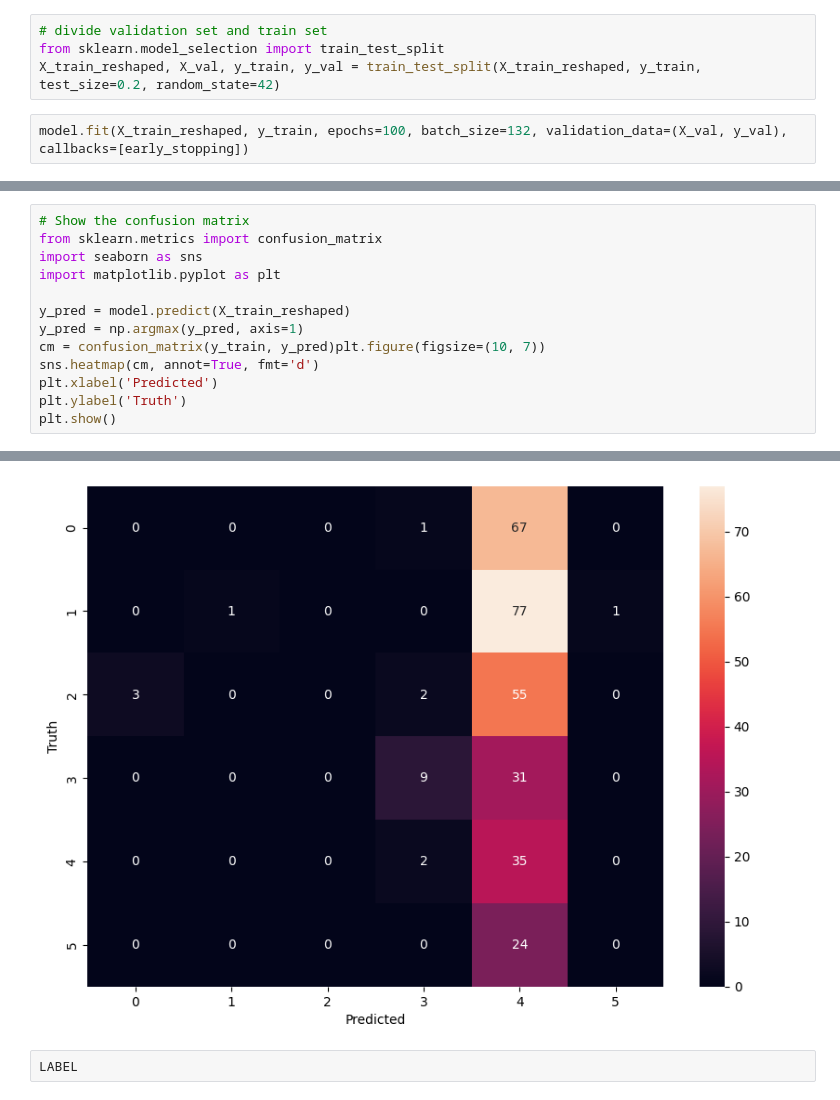
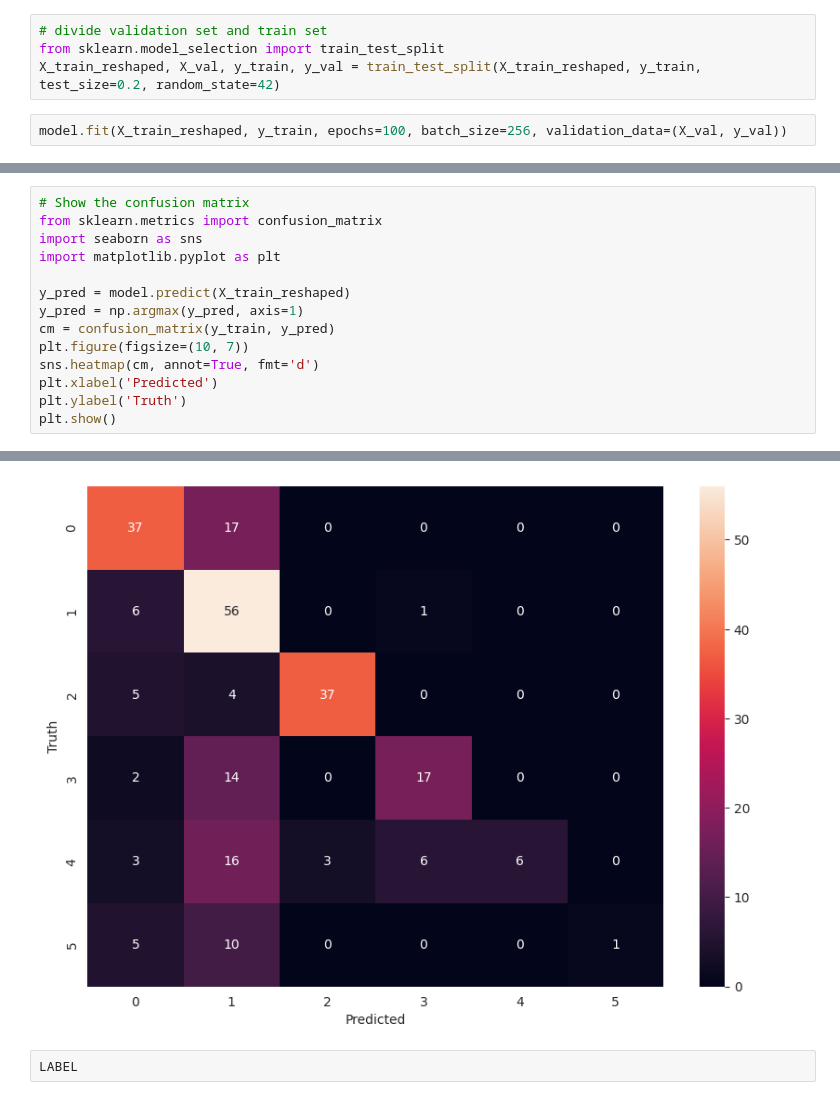
Before and after one commit to thienphuprogrammer/Human_Activity_Recognition, a Jupyter notebook: model.ipynb, the cells around one changed output, grey strips where cells are left out. Saved outputs shown, nothing was run; the diff lists cells and outputs as text.

```diff
--- a/model.ipynb
+++ b/model.ipynb
@@ -563,6 +486,6 @@ y_train.shape
 from sklearn.model_selection import train_test_split
 X_train_reshaped, X_val, y_train, y_val = train_test_split(X_train_reshaped, y_train, test_size=0.2, random_state=42)
 # %%
-model.fit(X_train_reshaped, y_train, epochs=100, batch_size=132, validation_data=(X_val, y_val), callbacks=[early_stopping])
+model.fit(X_train_reshaped, y_train, epochs=100, batch_size=256, validation_data=(X_val, y_val))
 # %% [output]
 Epoch 1/100
@@ -591,7 +534,8 @@ import matplotlib.pyplot as plt
 
 y_pred = model.predict(X_train_reshaped)
 y_pred = np.argmax(y_pred, axis=1)
-cm = confusion_matrix(y_train, y_pred)plt.figure(figsize=(10, 7))
+cm = confusion_matrix(y_train, y_pred)
+plt.figure(figsize=(10, 7))
 sns.heatmap(cm, annot=True, fmt='d')
 plt.xlabel('Predicted')
 plt.ylabel('Truth')
@@ -601,4 +545,4 @@ plt.show()
-[figure, old version]
+[figure, new version]
 # %%
 LABEL
 # %% [output]
```
Also changed, not shown: parts of 43 cells of this notebook, 2 other files.
